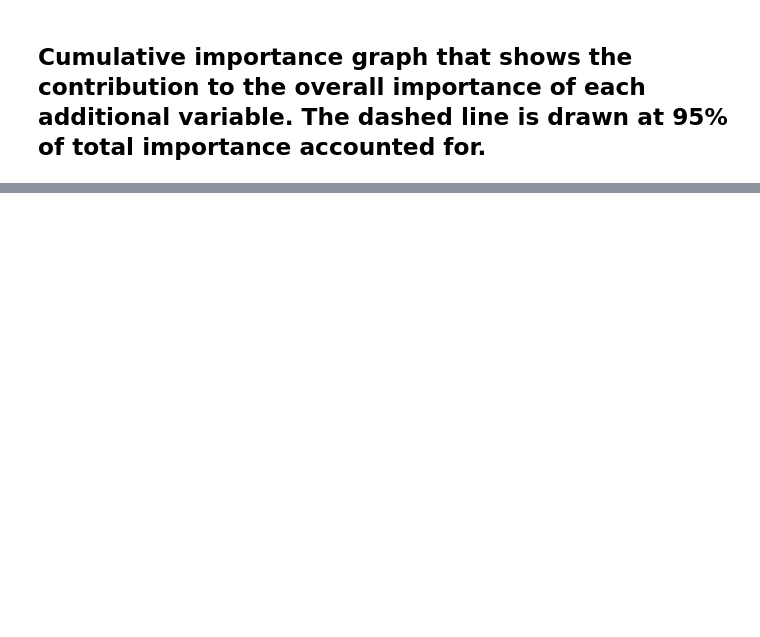
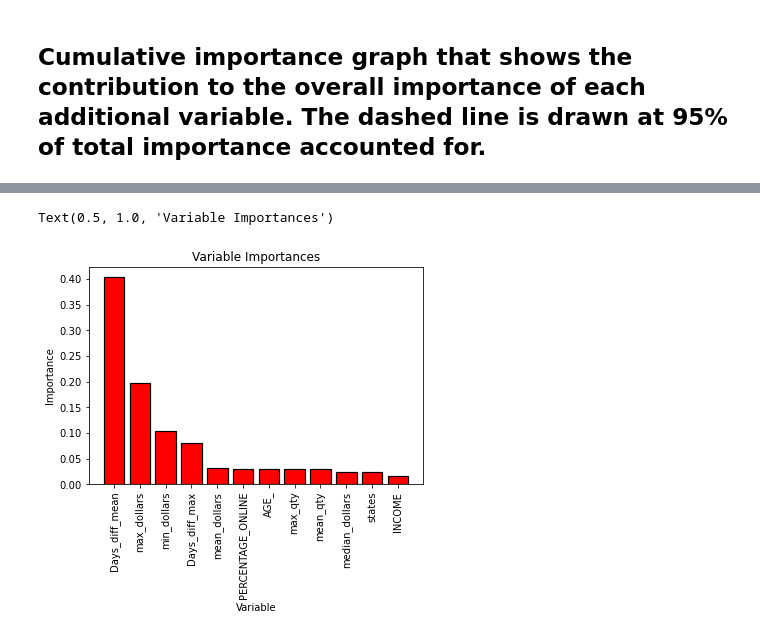
Before and after one commit to mwehner2022/Retail_Analysis, a Jupyter notebook: Regression_Optimized.ipynb, the cells around one changed output, grey strips where cells are left out. Saved outputs shown, nothing was run; the diff lists cells and outputs as text; code cells hidden in the pictures; blank space fills up the shorter version.

```diff
--- a/Regression_Optimized.ipynb
+++ b/Regression_Optimized.ipynb
@@ -247,0 +275,9 @@ plt.xlabel('Variable'); plt.ylabel('Cumulative Importance'); plt.title('Cumulati
+# %%
+#split the into train and test
+X_train, X_test, y_train, y_test = train_test_split(X, y, random_state=1)
+# %%
+# create regressor object
+xg_reg = xgb.XGBRegressor(objective='reg:squarederror', n_estimators=800, random_state=1)
+#reg:linear
+# fit the regressor with x and y data
+xg_reg.fit(X_train, y_train)
@@ -247,0 +315,4 @@ plt.xlabel('Variable'); plt.ylabel('Cumulative Importance'); plt.title('Cumulati
+# %%
+feature_names = X.columns
+random_sort = sorted(zip(xg_reg.feature_importances_, feature_names), reverse=True)
+random_sort
@@ -247,0 +332,3 @@ plt.xlabel('Variable'); plt.ylabel('Cumulative Importance'); plt.title('Cumulati
+# %%
+df = pd.DataFrame (random_sort, columns = ['importance','features_name'])
+print (df)
@@ -247,0 +349,12 @@ plt.xlabel('Variable'); plt.ylabel('Cumulative Importance'); plt.title('Cumulati
+# %%
+x_values = df['features_name']
+y=df['importance']
+# Make a bar chart of feature importance
+plt.bar(x_values, y, orientation = 'vertical', color = 'r', edgecolor = 'k', linewidth = 1.2)
+# Tick labels for x axis
+plt.xticks(x_values, rotation='vertical')
+# Axis labels and title
+plt.ylabel('Importance'); plt.xlabel('Variable'); plt.title('Variable Importances')
+# %% [output]
+Text(0.5, 1.0, 'Variable Importances')
+[figure, added]
```
Also changed, not shown: parts of 21 cells of this notebook.
